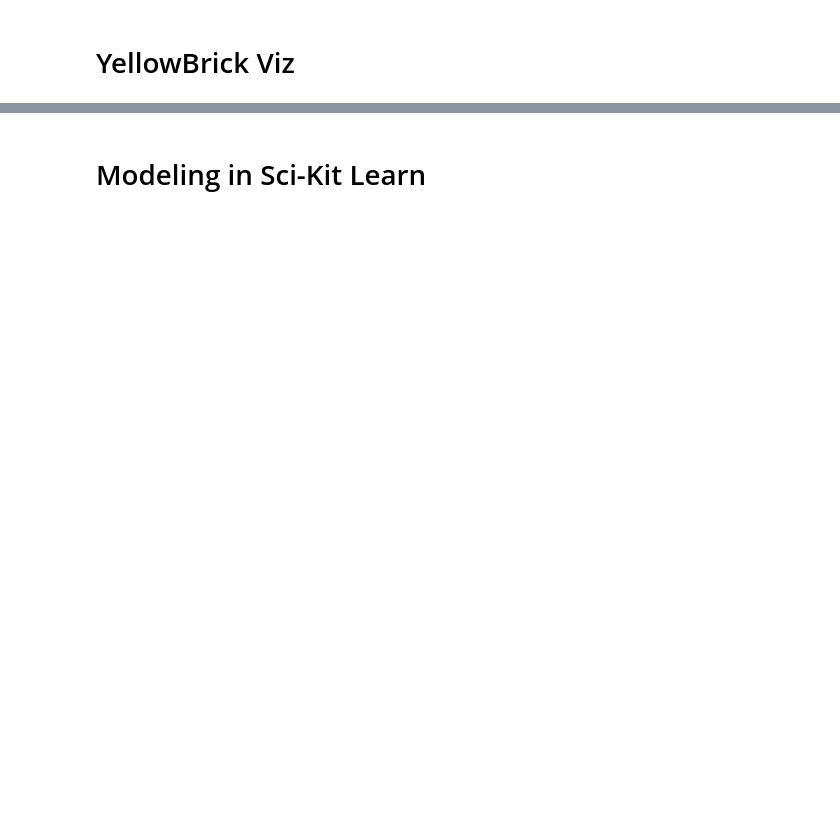
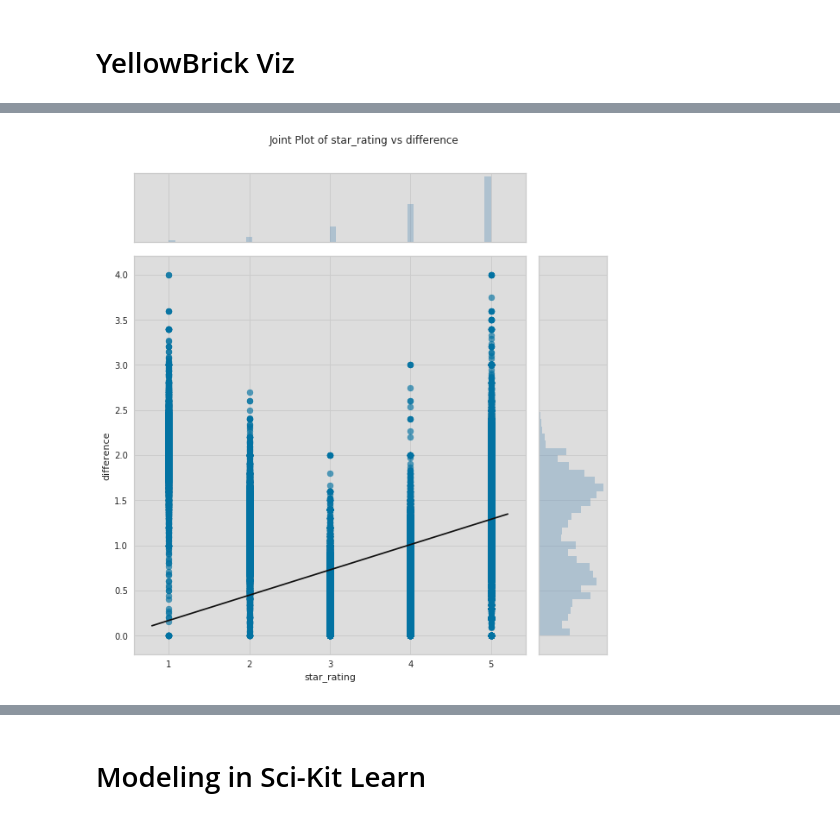
Before and after one commit to abitbetter/Amazon-Recommenders, a Jupyter notebook: Model_CF_local.ipynb, the cells around one changed output, grey strips where cells are left out. Saved outputs shown, nothing was run; the diff lists cells and outputs as text; code cells hidden in the pictures; blank space fills up the shorter version.

```diff
--- a/Model_CF_local.ipynb
+++ b/Model_CF_local.ipynb
@@ -119,4 +141,4 @@ len(df)
 # %%
-X_dat = df[['product_parent','star_rating','helpful_votes','review_word_count','review_hl_count','sentiment_star_rating']]
+X_dat = df[['product_parent','star_rating','helpful_votes','review_word_count','review_hl_count','sentiment_star_rating', 'cleaned_sentiment_star_rating', 'difference']]
 # %% [markdown]
 # YellowBrick Viz
@@ -142,6 +170,8 @@ visualizer.poof()
 # %%
 from yellowbrick.features import JointPlotVisualizer
 
-visualizer = JointPlotVisualizer(feature='star_rating', target='sentiment_star_rating')
-visualizer.fit(X_dat['star_rating'], X_dat['sentiment_star_rating'])
+visualizer = JointPlotVisualizer(feature='star_rating', target='difference')
+visualizer.fit(X_dat['star_rating'], X_dat['difference'])
 visualizer.poof()
+# %% [output]
+[figure, added]
```
Also changed, not shown: parts of 22 cells of this notebook.
